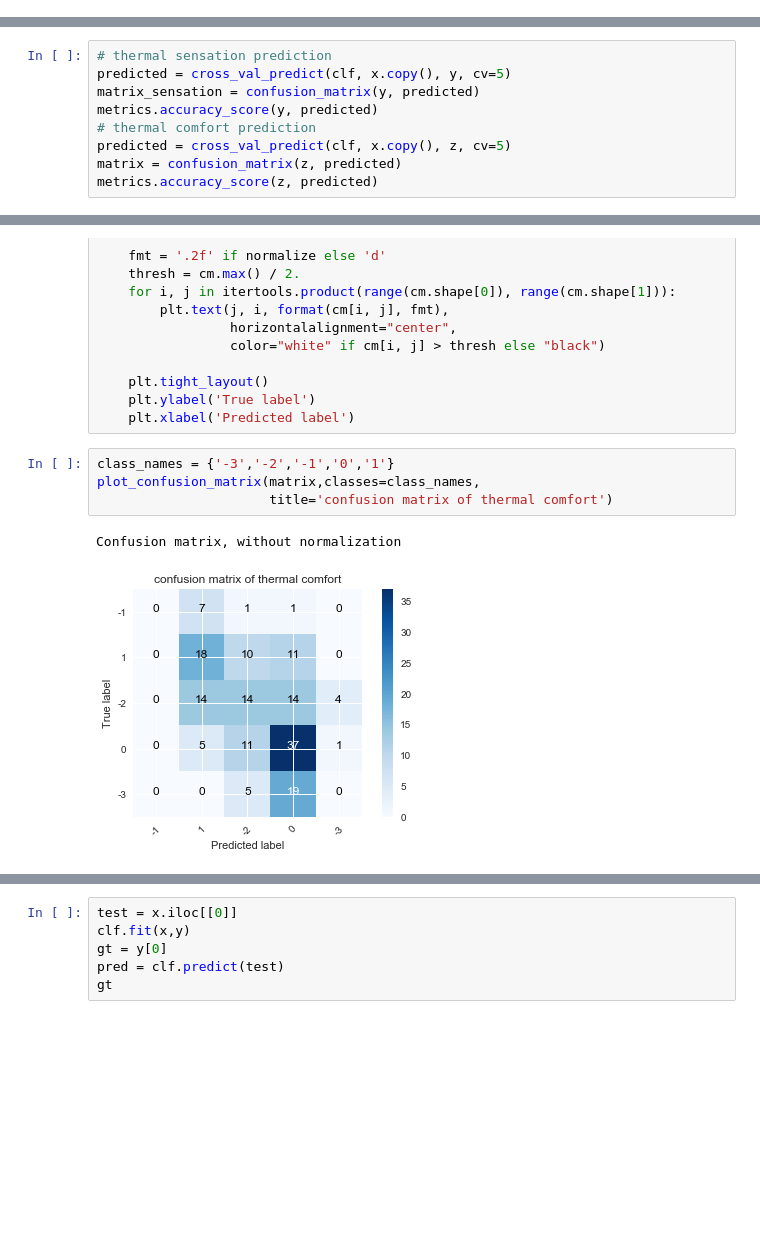
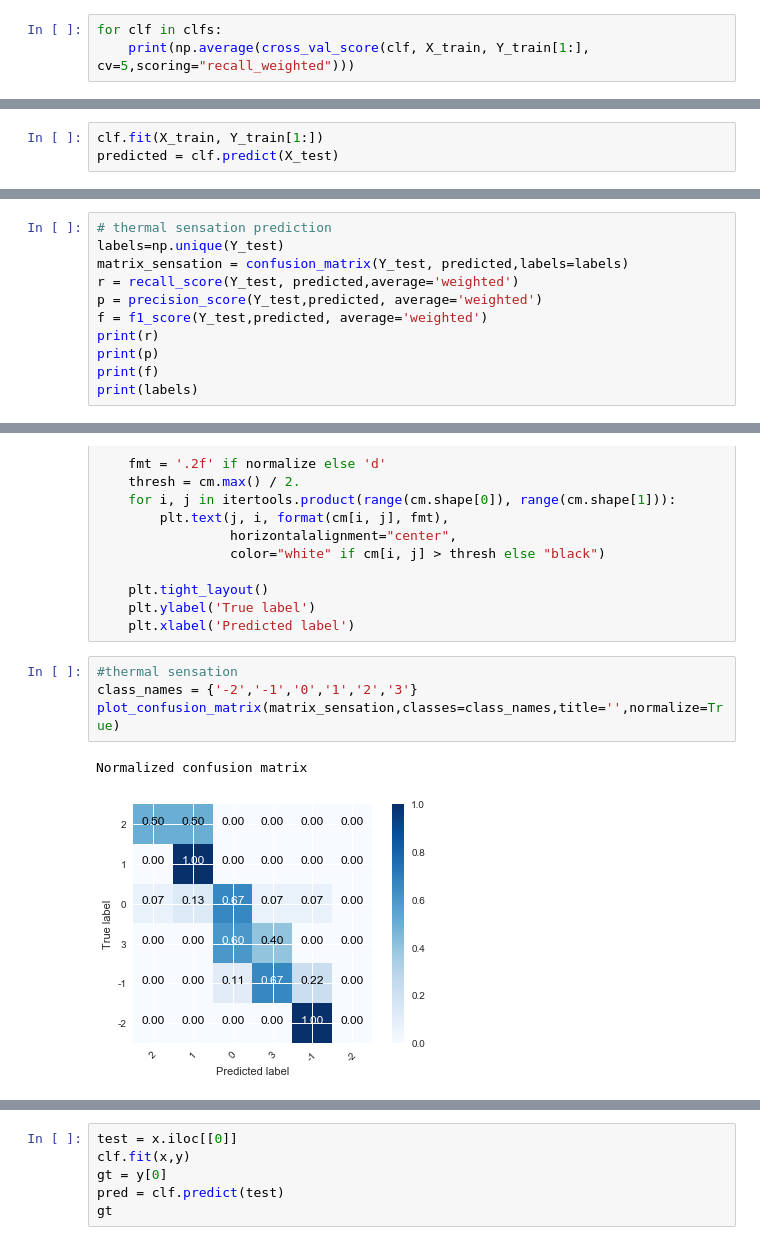
Before and after one commit to lusiliang93/personalized-cooling-fan, a Jupyter notebook: thermal model v1.ipynb, the cells around one changed output, grey strips where cells are left out. Cells and saved outputs as stored; diff of their text form; blank space fills up the shorter version.

```diff
--- a/thermal model v1.ipynb
+++ b/thermal model v1.ipynb
@@ -89,0 +126,3 @@ array([ 0.45945946,  0.66666667,  0.54285714,  0.60606061,  0.67741935])
+# %%
+for clf in clfs:
+    print(np.average(cross_val_score(clf, X_train, Y_train[1:], cv=5,scoring="recall_weighted")))
@@ -93,12 +141,3 @@ from sklearn.model_selection import cross_val_predict
 from sklearn import metrics
 from sklearn.metrics import confusion_matrix
 from sklearn.metrics import average_precision_score
-# %%
-# thermal sensation prediction
-predicted = cross_val_predict(clf, x.copy(), y, cv=5)
-matrix_sensation = confusion_matrix(y, predicted)
-metrics.accuracy_score(y, predicted)
-# thermal comfort prediction
-predicted = cross_val_predict(clf, x.copy(), z, cv=5)
-matrix = confusion_matrix(z, predicted)
-metrics.accuracy_score(z, predicted)
@@ -106,0 +151,3 @@ metrics.accuracy_score(z, predicted)
+# %%
+clf.fit(X_train, Y_train[1:])
+predicted = clf.predict(X_test)
@@ -106,0 +157,11 @@ metrics.accuracy_score(z, predicted)
+# %%
+# thermal sensation prediction
+labels=np.unique(Y_test)
+matrix_sensation = confusion_matrix(Y_test, predicted,labels=labels)
+r = recall_score(Y_test, predicted,average='weighted')
+p = precision_score(Y_test,predicted, average='weighted')
+f = f1_score(Y_test,predicted, average='weighted')
+print(r)
+print(p)
+print(f)
+print(labels)
@@ -137,9 +203,9 @@ def plot_confusion_matrix(cm, classes,
     plt.ylabel('True label')
     plt.xlabel('Predicted label')
 # %%
-class_names = {'-3','-2','-1','0','1'}
-plot_confusion_matrix(matrix,classes=class_names,
-                      title='confusion matrix of thermal comfort')
+#thermal sensation
+class_names = {'-2','-1','0','1','2','3'}
+plot_confusion_matrix(matrix_sensation,classes=class_names,title='',normalize=True)
 # %% [output]
-Confusion matrix, without normalization
+Normalized confusion matrix
-[figure, old version]
+[figure, new version]
```
Also changed, not shown: parts of 27 cells of this notebook, 22 other files.
